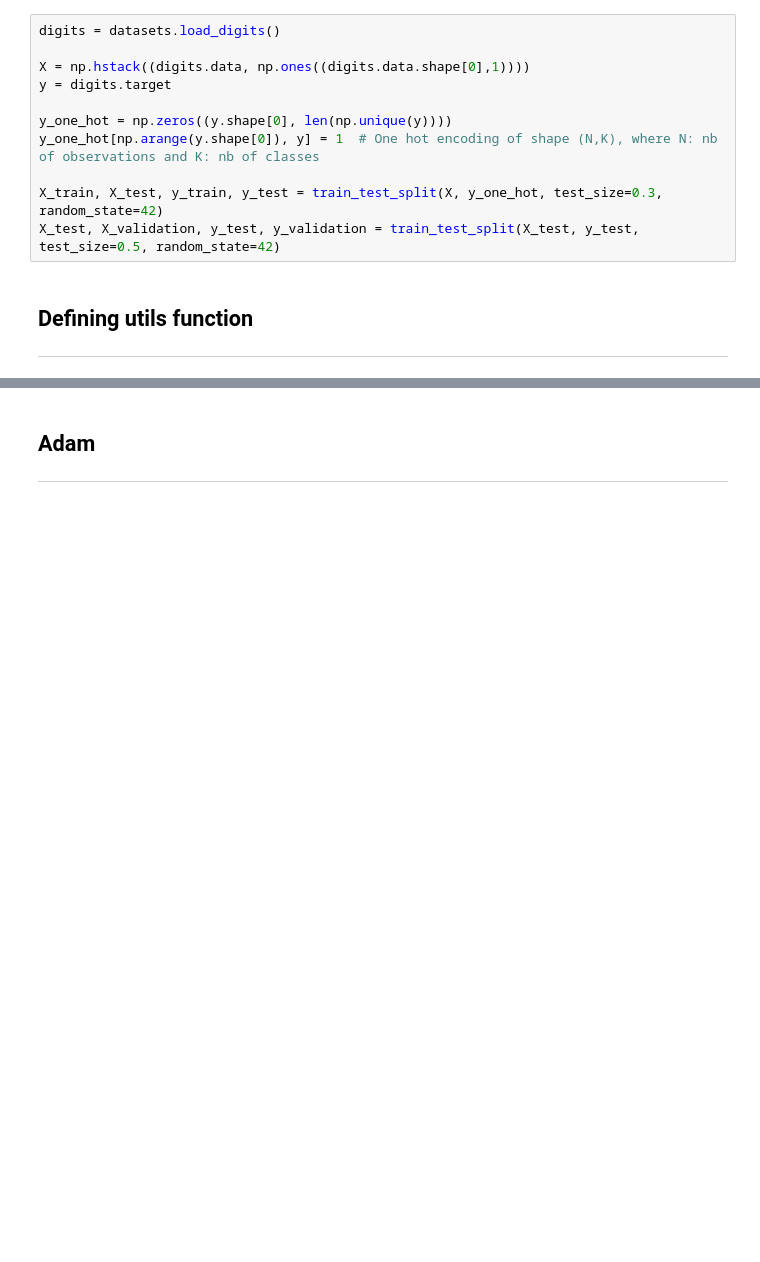
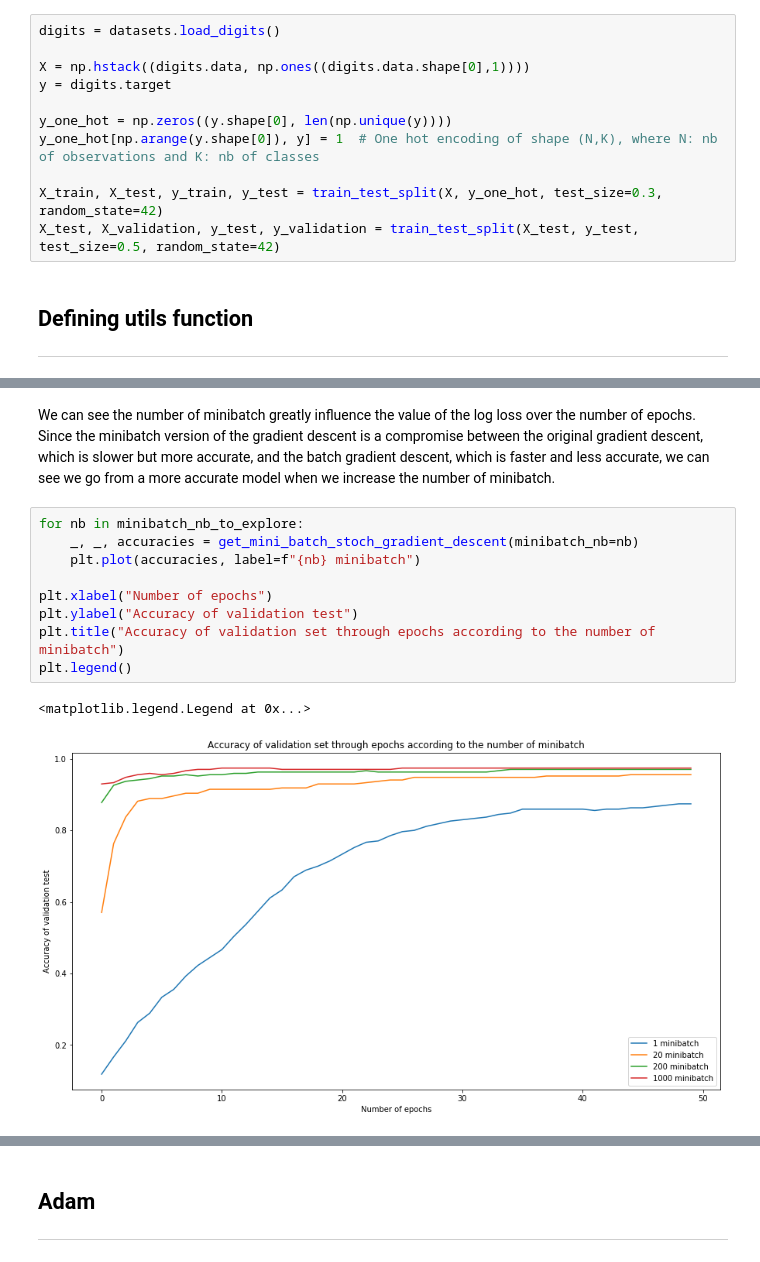
Before and after one commit to conorato/INF8225, a Jupyter notebook: TP1/tp1_1845448.ipynb, the cells around one changed output, grey strips where cells are left out. Cells and saved outputs as stored; diff of their text form; blank space fills up the shorter version.

```diff
--- a/TP1/tp1_1845448.ipynb
+++ b/TP1/tp1_1845448.ipynb
@@ -354,0 +357,14 @@ array([0., 0., 0., 0., 0., 0., 0., 1., 0., 0.])
+# %% [markdown]
+We can see the number of minibatch greatly influence the value of the log loss over the number of epochs. Since the minibatch version of the gradient descent is a compromise between the original gradient descent, which is slower but more accurate, and the batch gradient descent, which is faster and less accurate, we can see we go from a more accurate model when we increase the number of minibatch.
+# %%
+for nb in minibatch_nb_to_explore:
+    _, _, accuracies = get_mini_batch_stoch_gradient_descent(minibatch_nb=nb)
+    plt.plot(accuracies, label=f"{nb} minibatch")
+
+plt.xlabel("Number of epochs")
+plt.ylabel("Accuracy of validation test")
+plt.title("Accuracy of validation set through epochs according to the number of minibatch")
+plt.legend()
+# %% [output]
+<matplotlib.legend.Legend at 0x...>
+[figure, added]
```
Also changed, not shown: parts of 22 cells of this notebook.
